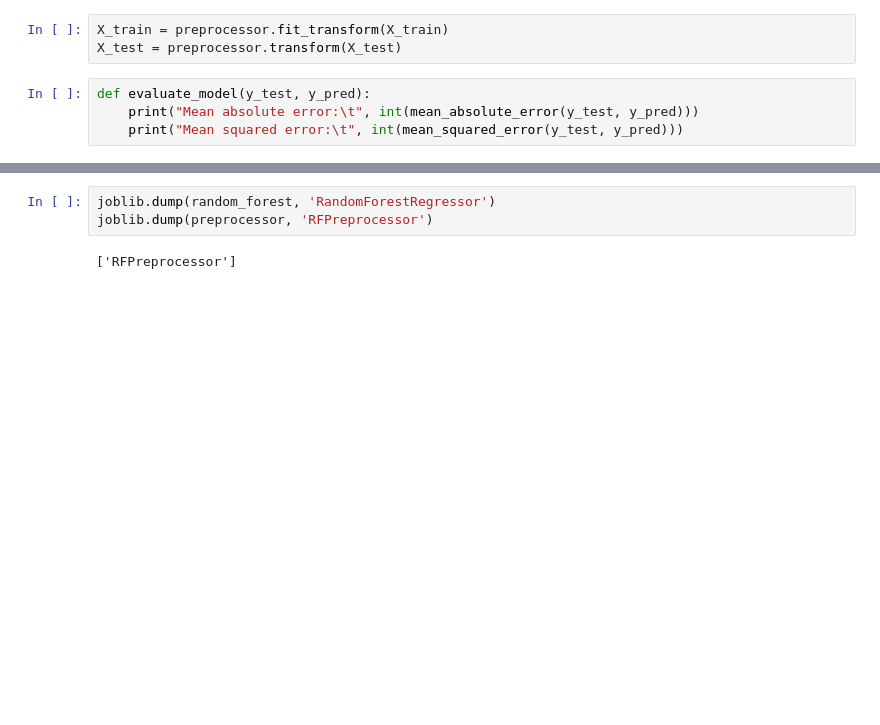
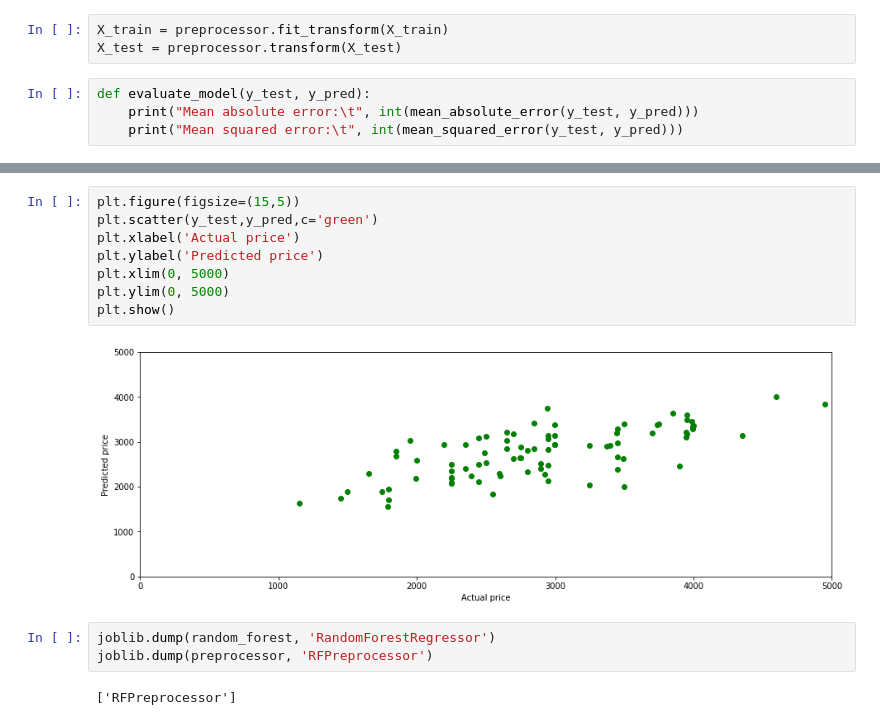
Before and after one commit to marcusabu/Autos, a Jupyter notebook: models/3. Random forest.ipynb, the cells around one changed output, grey strips where cells are left out. Drawn from its saved outputs; the diff is of its cells as text; blank space fills up the shorter version.

```diff
--- a/models/3. Random forest.ipynb
+++ b/models/3. Random forest.ipynb
@@ -107,3 +108,13 @@ Mean squared error:      479121
+# %%
+plt.figure(figsize=(15,5))
+plt.scatter(y_test,y_pred,c='green')
+plt.xlabel('Actual price')
+plt.ylabel('Predicted price')
+plt.xlim(0, 5000)
+plt.ylim(0, 5000)
+plt.show()
+# %% [output]
+[figure, added]
 # %%
 joblib.dump(random_forest, 'RandomForestRegressor')
 joblib.dump(preprocessor, 'RFPreprocessor')
```
Also changed, not shown: parts of 5 cells of this notebook, 5 other files.
